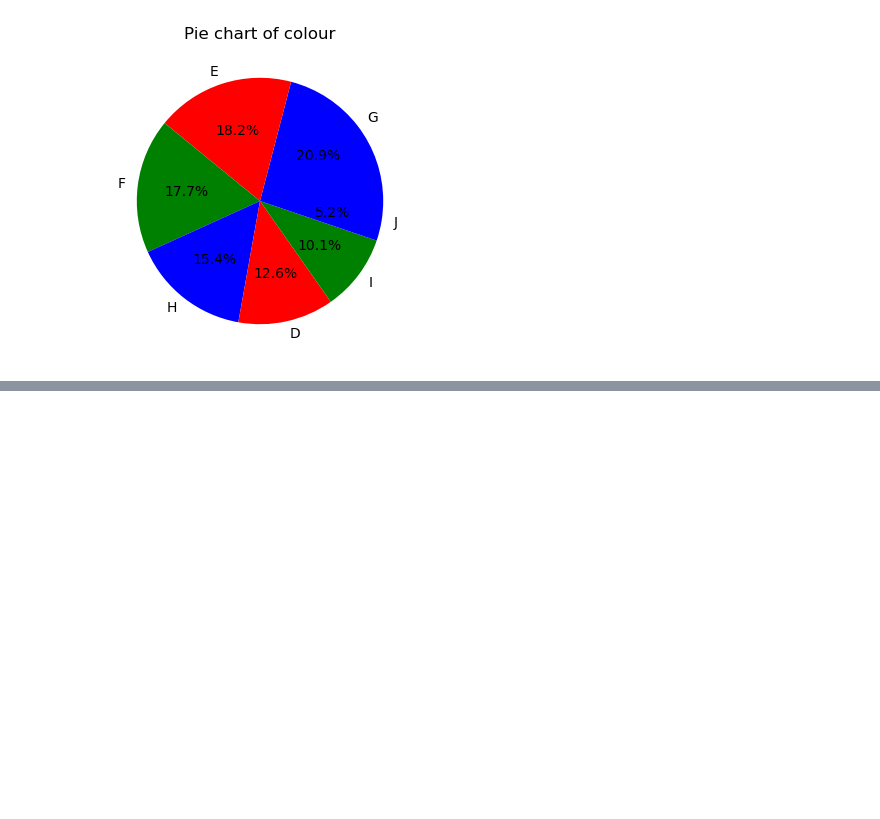
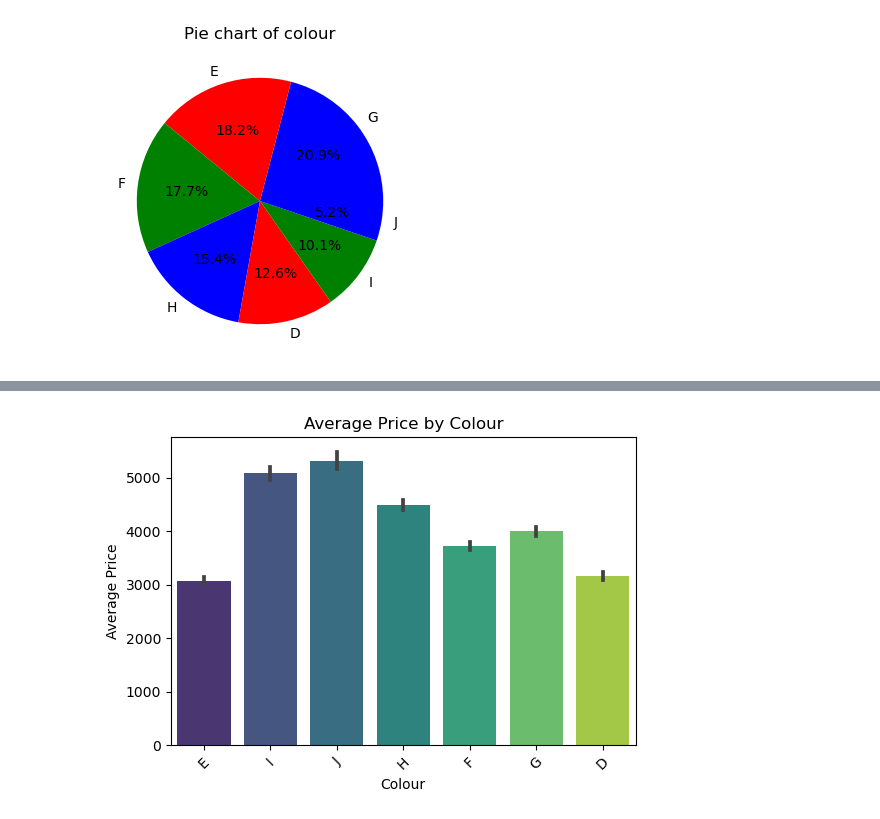
Before and after one commit to anitajn86/DATA-MINING-AND-ANALYTICS, a Jupyter notebook: PRACTICE 1/diamond pricing.ipynb, the cells around one changed output, grey strips where cells are left out. Saved outputs shown, nothing was run; the diff lists cells and outputs as text; code cells hidden in the pictures; blank space fills up the shorter version.

```diff
--- a/PRACTICE 1/diamond pricing.ipynb
+++ b/PRACTICE 1/diamond pricing.ipynb
@@ -209,0 +268,10 @@ plt.show()
+# %%
+plt.figure(figsize=(6,4))
+sb.barplot(x=catdiamonds['colour'],y=contdiamonds['price'],estimator=np.mean,palette='viridis')
+plt.title('Average Price by Colour')
+plt.xlabel('Colour')
+plt.ylabel('Average Price')
+plt.xticks(rotation=45)
+plt.show()
+# %% [output]
+[figure, added]
```
Also changed, not shown: parts of 8 cells of this notebook.
